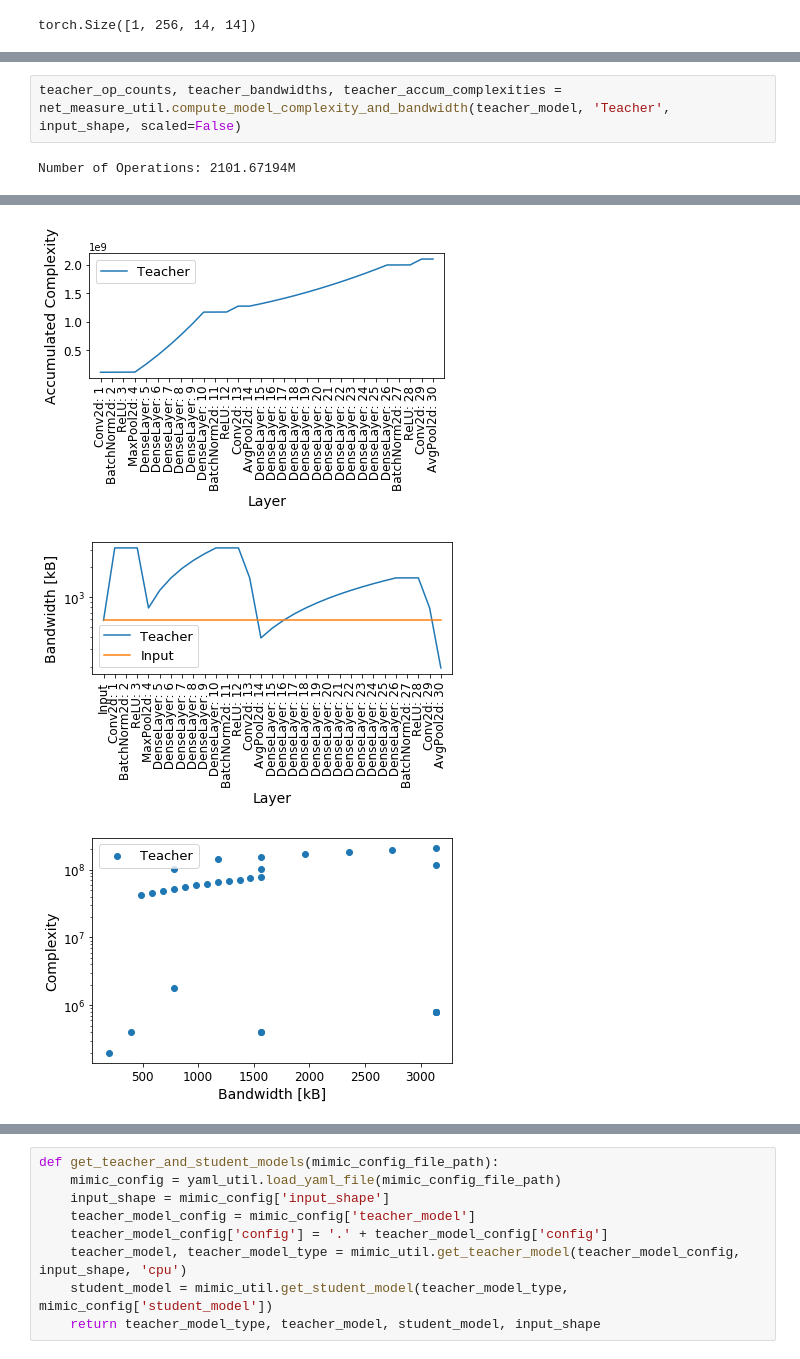
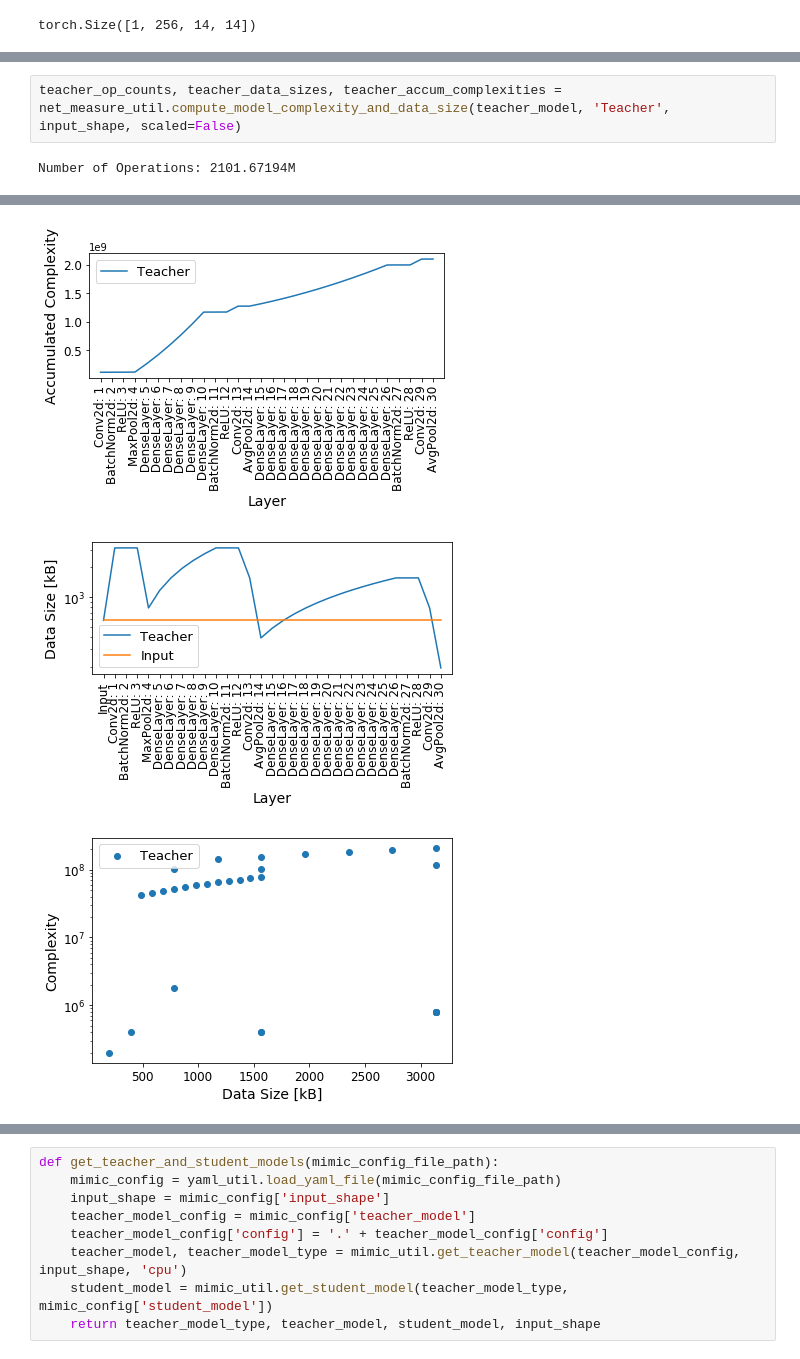
Before and after one commit to yoshitomo-matsubara/head-network-distillation, a Jupyter notebook: src/splittable_point_finder.ipynb, the cells around one changed output, grey strips where cells are left out. Saved outputs shown, nothing was run; the diff lists cells and outputs as text.

```diff
--- a/src/splittable_point_finder.ipynb
+++ b/src/splittable_point_finder.ipynb
@@ -119,8 +119,8 @@ Number of Operations: 3399.00887M
 # %%
-teacher_op_counts, teacher_bandwidths, teacher_accum_complexities = net_measure_util.compute_model_complexity_and_bandwidth(teacher_model, 'Teacher', input_shape, scaled=False)
+teacher_op_counts, teacher_data_sizes, teacher_accum_complexities = net_measure_util.compute_model_complexity_and_data_size(teacher_model, 'Teacher', input_shape, scaled=False)
 # %% [output]
 Number of Operations: 2101.67194M
 [figure]
 [figure]
-[figure, old version]
+[figure, new version]
-[figure, old version]
+[figure, new version]
```
Also changed, not shown: parts of 9 cells of this notebook, 6 other files.
